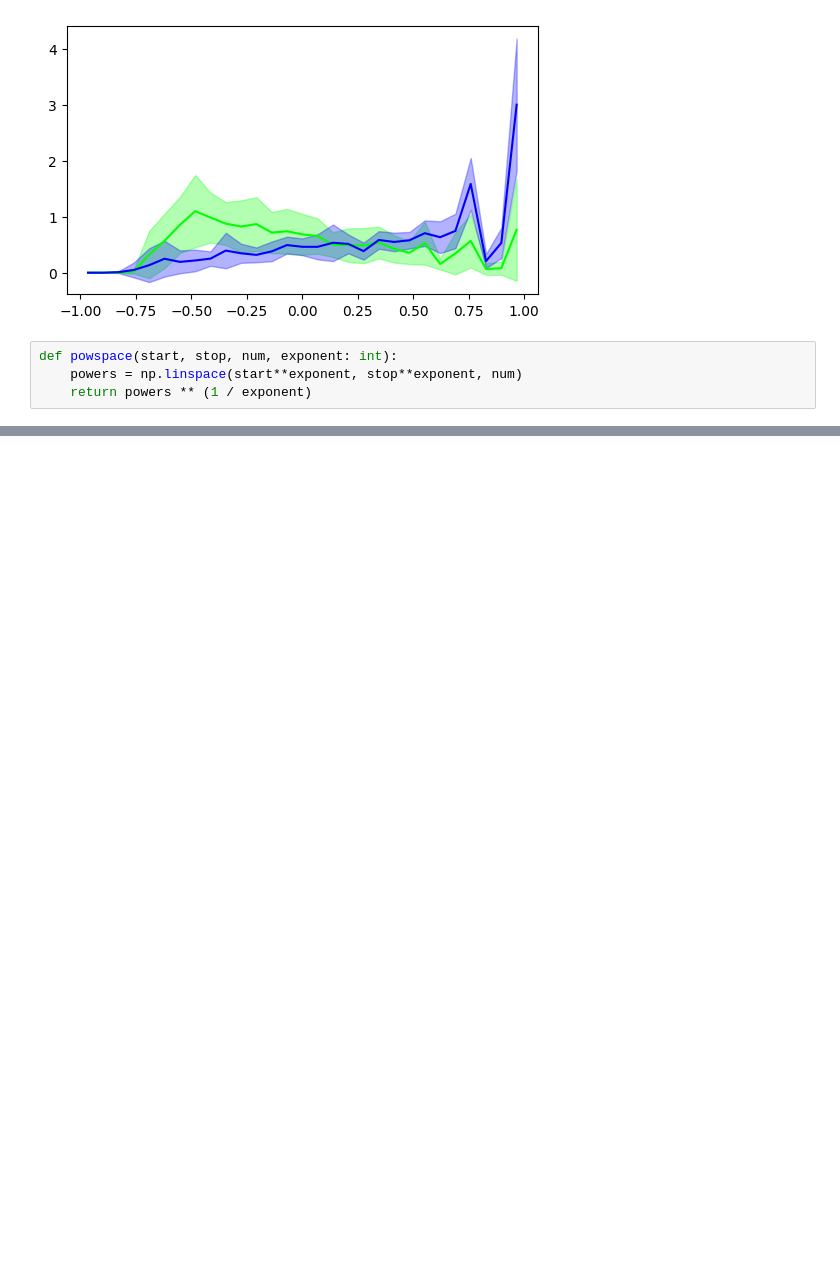
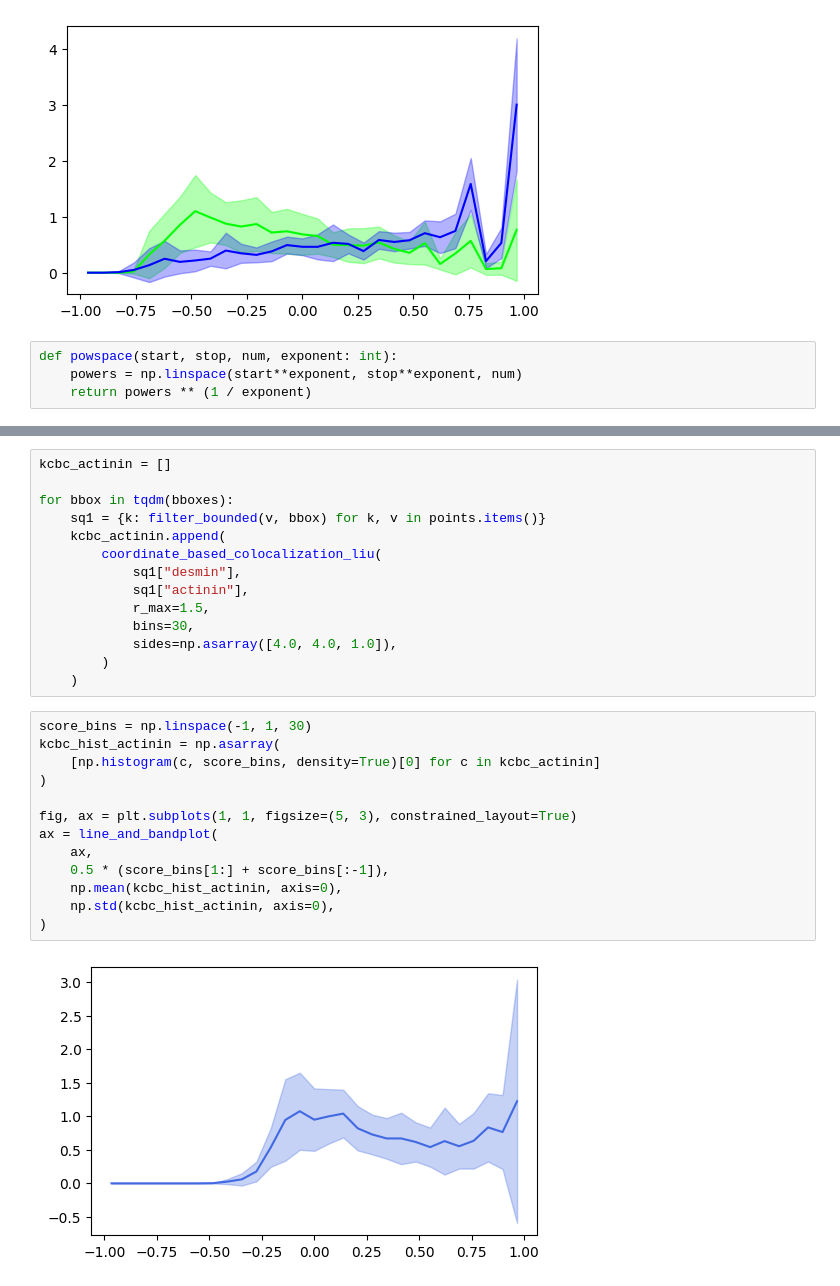
Before and after one commit to Jhko725/desmin-sarcomere-interior, a Jupyter notebook: notebooks/coordinate_based_colocalization.ipynb, the cells around one changed output, grey strips where cells are left out. Cells and saved outputs as stored; diff of their text form; blank space fills up the shorter version.

```diff
--- a/notebooks/coordinate_based_colocalization.ipynb
+++ b/notebooks/coordinate_based_colocalization.ipynb
@@ -418,0 +613,29 @@ def powspace(start, stop, num, exponent: int):
+# %%
+kcbc_actinin = []
+
+for bbox in tqdm(bboxes):
+    sq1 = {k: filter_bounded(v, bbox) for k, v in points.items()}
+    kcbc_actinin.append(
+        coordinate_based_colocalization_liu(
+            sq1["desmin"],
+            sq1["actinin"],
+            r_max=1.5,
+            bins=30,
+            sides=np.asarray([4.0, 4.0, 1.0]),
+        )
+    )
+# %%
+score_bins = np.linspace(-1, 1, 30)
+kcbc_hist_actinin = np.asarray(
+    [np.histogram(c, score_bins, density=True)[0] for c in kcbc_actinin]
+)
+
+fig, ax = plt.subplots(1, 1, figsize=(5, 3), constrained_layout=True)
+ax = line_and_bandplot(
+    ax,
+    0.5 * (score_bins[1:] + score_bins[:-1]),
+    np.mean(kcbc_hist_actinin, axis=0),
+    np.std(kcbc_hist_actinin, axis=0),
+)
+# %% [output]
+[figure, added]
```
Also changed, not shown: parts of 27 cells of this notebook.
